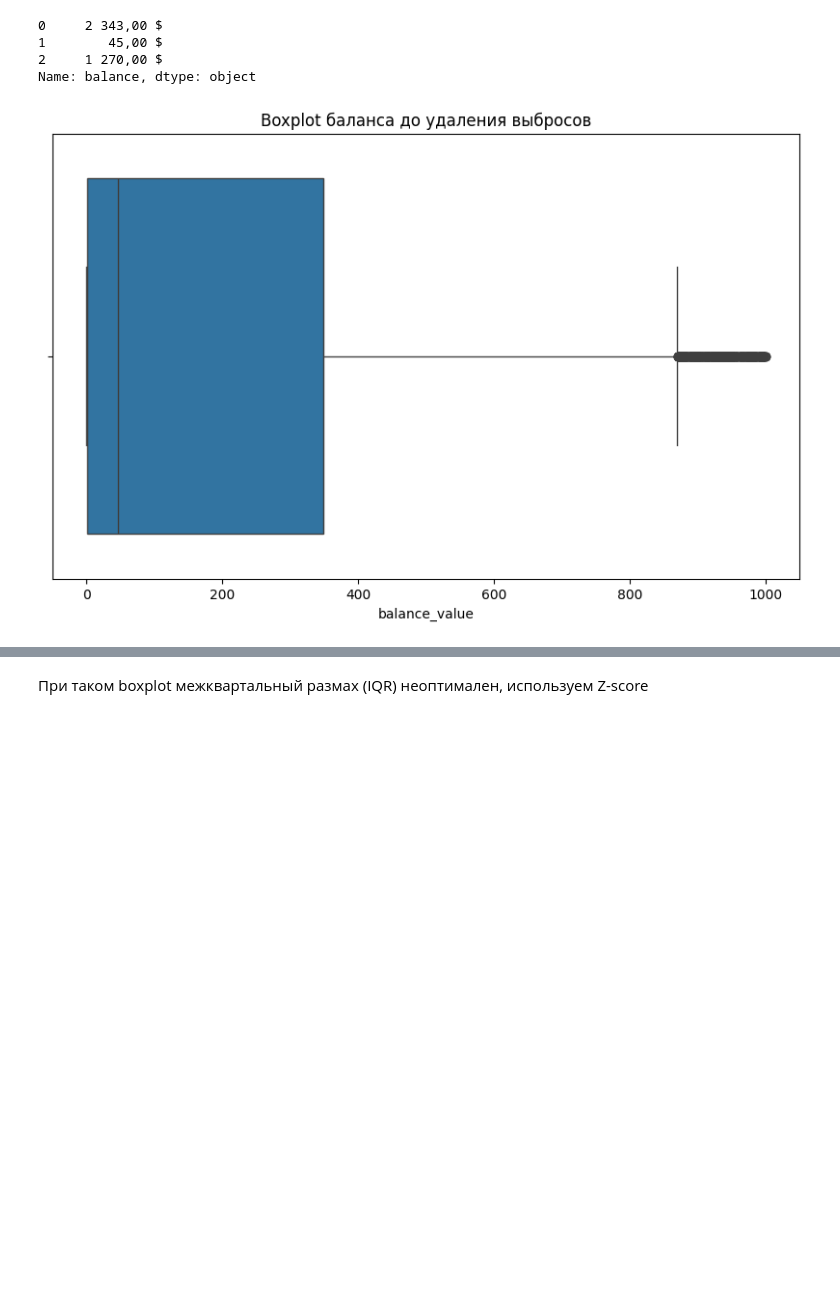
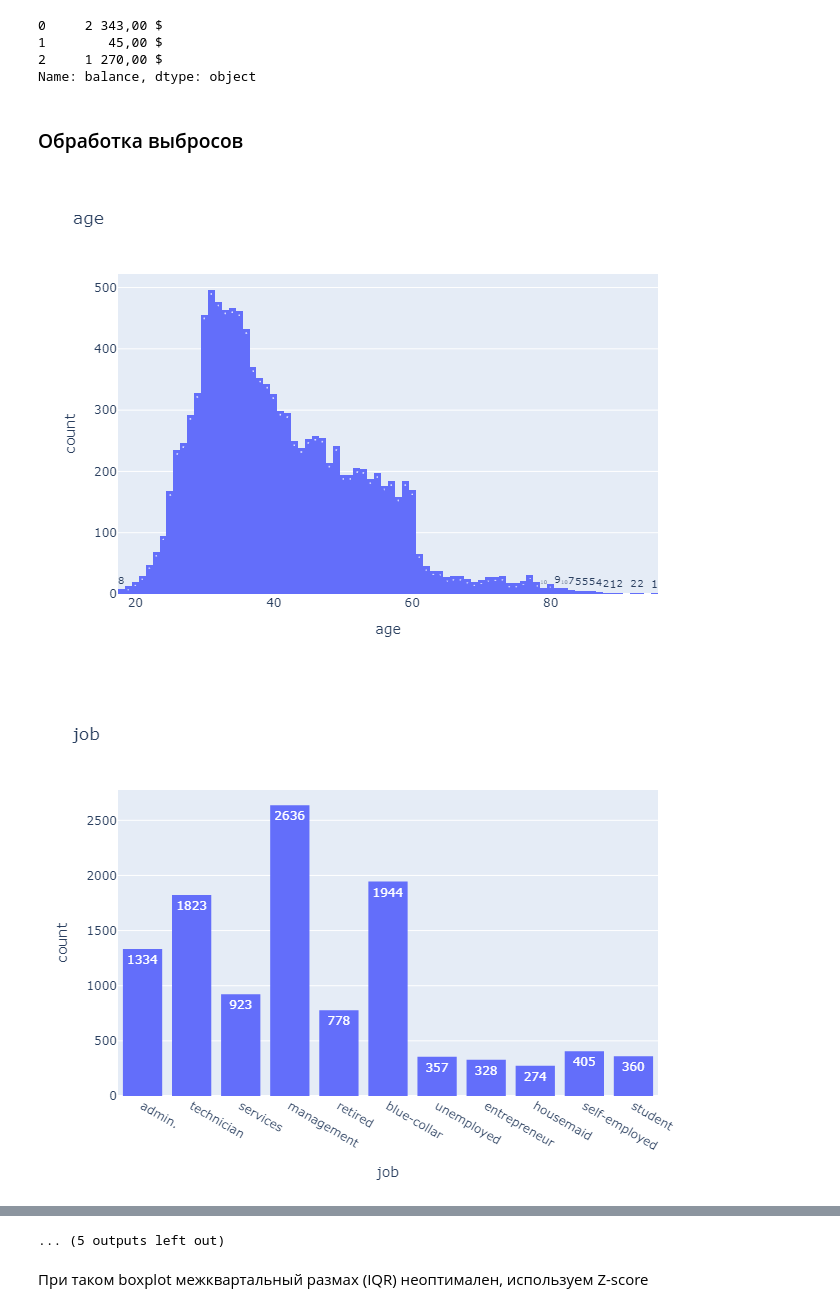
Before and after one commit to UlyanaGru/ML_project4, a Jupyter notebook: ml_progect4.ipynb, the cells around one changed output, grey strips where cells are left out. Drawn from its saved outputs; the diff is of its cells as text; code cells hidden in the pictures; blank space fills up the shorter version.

```diff
--- a/ml_progect4.ipynb
+++ b/ml_progect4.ipynb
@@ -124,13 +130,15 @@ df = df.drop(['balance','currency'], axis=1)
 df['balance_value'] = df['balance_value'].fillna(df['balance_value'].median())
 # %%
 #Заменяем пропуски в признаках job и education на модальные значения
-df['job'] = df['job'].replace('unknown', df['job'].mode()[0])
-df['education'] = df['education'].replace('unknown', df['education'].mode()[0])
+df['job'] = df['job'].apply(lambda x: df['job'].mode()[0] if x=='unknown' else x)
+df['education'] = df['education'].apply(lambda x: df['education'].mode()[0] if x=='unknown' else x)
+# %% [markdown]
+### Обработка выбросов
 # %%
-#Построим boxplot для визуализации выбросов
-plt.figure(figsize=(10, 6))
-sns.boxplot(x=df['balance_value'])
-plt.title('Boxplot баланса до удаления выбросов')
-plt.show()
+#Гистрограммы данных
+for i in list(df.columns):
+    fig = px.histogram(df, x=i, title=i, text_auto=True)
+    fig.show('png')
 # %% [output]
-[figure, old version]
+[figure, new version]
+[figure, added]
@@ -137,3 +155,4 @@ plt.show()
+... (5 outputs left out)
 # %% [markdown]
 При таком boxplot межквартальный размах (IQR) неоптимален, используем Z-score
 # %%
```
Also changed, not shown: parts of 9 cells of this notebook.
